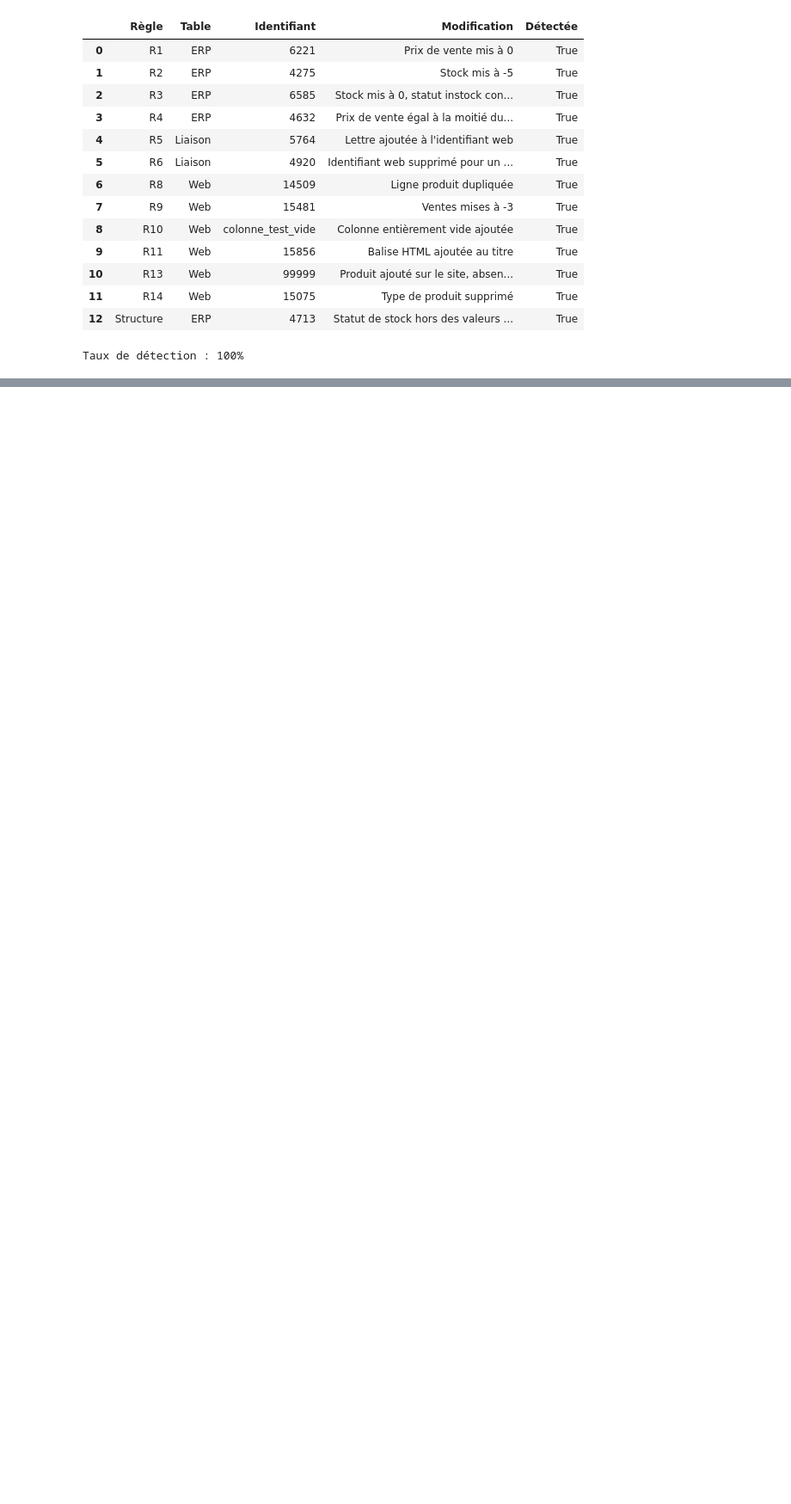
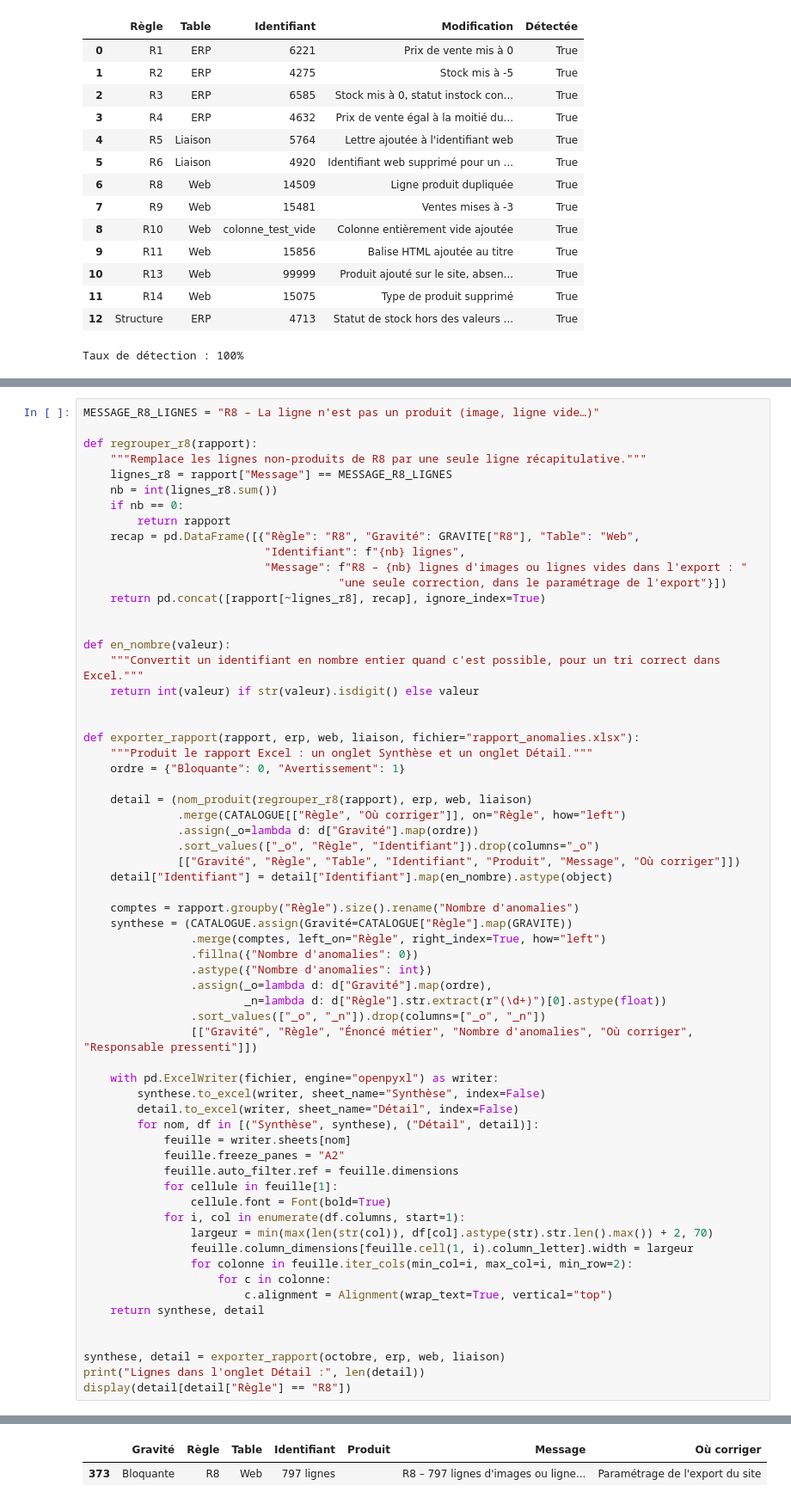
Before and after one commit to PaulChipponi/bottleneck-data-quality, a Jupyter notebook: bottleneck_qualite.ipynb, the cells around one changed output, grey strips where cells are left out. Shown at 86% size. Saved outputs shown, nothing was run; the diff lists cells and outputs as text; blank space fills up the shorter version.

```diff
--- a/bottleneck_qualite.ipynb
+++ b/bottleneck_qualite.ipynb
@@ -430,0 +528,64 @@ Taux de détection : 100%
+# %%
+MESSAGE_R8_LIGNES = "R8 – La ligne n'est pas un produit (image, ligne vide…)"
+
+def regrouper_r8(rapport):
+    """Remplace les lignes non-produits de R8 par une seule ligne récapitulative."""
+    lignes_r8 = rapport["Message"] == MESSAGE_R8_LIGNES
+    nb = int(lignes_r8.sum())
+    if nb == 0:
+        return rapport
+    recap = pd.DataFrame([{"Règle": "R8", "Gravité": GRAVITE["R8"], "Table": "Web",
+                           "Identifiant": f"{nb} lignes",
+                           "Message": f"R8 – {nb} lignes d'images ou lignes vides dans l'export : "
+                                      "une seule correction, dans le paramétrage de l'export"}])
+    return pd.concat([rapport[~lignes_r8], recap], ignore_index=True)
+
+
+def en_nombre(valeur):
+    """Convertit un identifiant en nombre entier quand c'est possible, pour un tri correct dans Excel."""
+    return int(valeur) if str(valeur).isdigit() else valeur
+
+
+def exporter_rapport(rapport, erp, web, liaison, fichier="rapport_anomalies.xlsx"):
+    """Produit le rapport Excel : un onglet Synthèse et un onglet Détail."""
+    ordre = {"Bloquante": 0, "Avertissement": 1}
+
+    detail = (nom_produit(regrouper_r8(rapport), erp, web, liaison)
+              .merge(CATALOGUE[["Règle", "Où corriger"]], on="Règle", how="left")
+              .assign(_o=lambda d: d["Gravité"].map(ordre))
+              .sort_values(["_o", "Règle", "Identifiant"]).drop(columns="_o")
+              [["Gravité", "Règle", "Table", "Identifiant", "Produit", "Message", "Où corriger"]])
+    detail["Identifiant"] = detail["Identifiant"].map(en_nombre).astype(object)
+
+    comptes = rapport.groupby("Règle").size().rename("Nombre d'anomalies")
+    synthese = (CATALOGUE.assign(Gravité=CATALOGUE["Règle"].map(GRAVITE))
+                .merge(comptes, left_on="Règle", right_index=True, how="left")
+                .fillna({"Nombre d'anomalies": 0})
+                .astype({"Nombre d'anomalies": int})
+                .assign(_o=lambda d: d["Gravité"].map(ordre),
+                        _n=lambda d: d["Règle"].str.extract(r"(\d+)")[0].astype(float))
+                .sort_values(["_o", "_n"]).drop(columns=["_o", "_n"])
+                [["Gravité", "Règle", "Énoncé métier", "Nombre d'anomalies", "Où corriger", "Responsable pressenti"]])
+
+    with pd.ExcelWriter(fichier, engine="openpyxl") as writer:
+        synthese.to_excel(writer, sheet_name="Synthèse", index=False)
+        detail.to_excel(writer, sheet_name="Détail", index=False)
+        for nom, df in [("Synthèse", synthese), ("Détail", detail)]:
+            feuille = writer.sheets[nom]
+            feuille.freeze_panes = "A2"
+            feuille.auto_filter.ref = feuille.dimensions
+            for cellule in feuille[1]:
+                cellule.font = Font(bold=True)
+            for i, col in enumerate(df.columns, start=1):
+                largeur = min(max(len(str(col)), df[col].astype(str).str.len().max()) + 2, 70)
+                feuille.column_dimensions[feuille.cell(1, i).column_letter].width = largeur
+                for colonne in feuille.iter_cols(min_col=i, max_col=i, min_row=2):
+                    for c in colonne:
+                        c.alignment = Alignment(wrap_text=True, vertical="top")
+    return synthese, detail
+
+
+synthese, detail = exporter_rapport(octobre, erp, web, liaison)
+print("Lignes dans l'onglet Détail :", len(detail))
+display(detail[detail["Règle"] == "R8"])
+# %% [output]
@@ -430,0 +593,2 @@ Taux de détection : 100%
+|  | Gravité | Règle | Table | Identifiant | Produit | Message | Où corriger |
+| 373 | Bloquante | R8 | Web | 797 lignes |  | R8 – 797 lignes d'images ou ligne... | Paramétrage de l'export du site |
```
Also changed, not shown: parts of 2 cells of this notebook, 1 other file.
